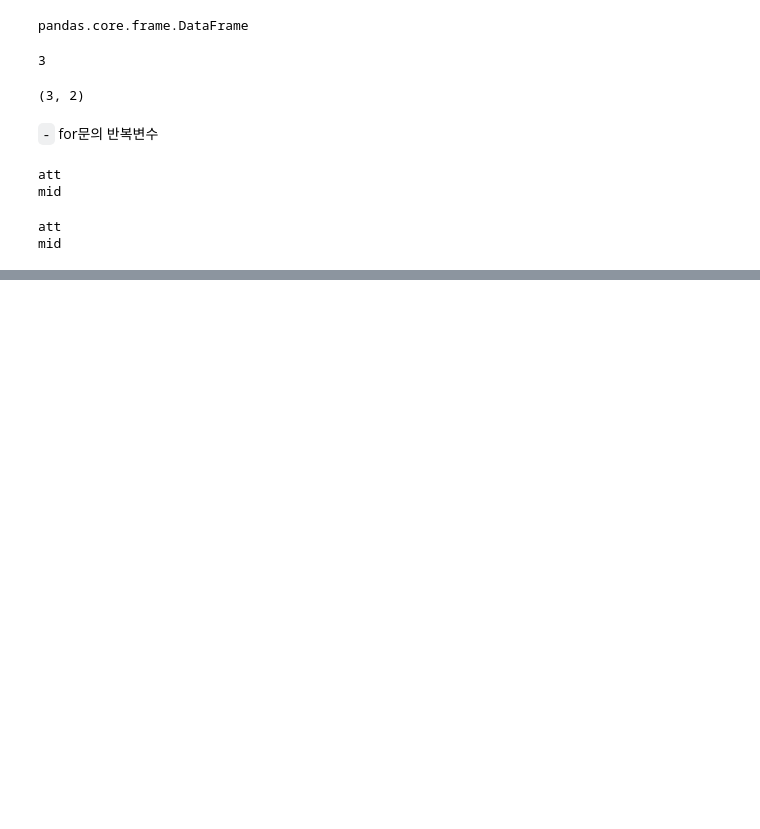
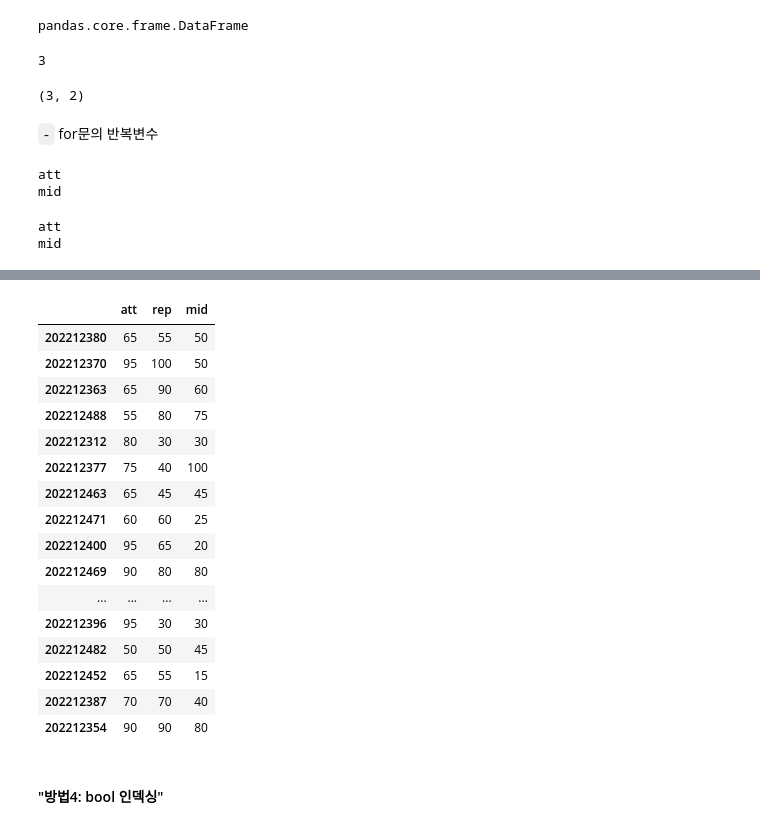
Before and after one commit to stahangryum/class, a Jupyter notebook: 2022IP/0506.ipynb, the cells around one changed output, grey strips where cells are left out. Drawn from its saved outputs; the diff is of its cells as text; code cells hidden in the pictures; blank space fills up the shorter version.

```diff
--- a/2022IP/0506.ipynb
+++ b/2022IP/0506.ipynb
@@ -553,0 +984,22 @@ mid
+# %%
+df.loc[:,:'mid']
+# %% [output]
+|  | att | rep | mid |
+| 202212380 | 65 | 55 | 50 |
+| 202212370 | 95 | 100 | 50 |
+| 202212363 | 65 | 90 | 60 |
+| 202212488 | 55 | 80 | 75 |
+| 202212312 | 80 | 30 | 30 |
+| 202212377 | 75 | 40 | 100 |
+| 202212463 | 65 | 45 | 45 |
+| 202212471 | 60 | 60 | 25 |
+| 202212400 | 95 | 65 | 20 |
+| 202212469 | 90 | 80 | 80 |
+| ... | ... | ... | ... |
+| 202212396 | 95 | 30 | 30 |
+| 202212482 | 50 | 50 | 45 |
+| 202212452 | 65 | 55 | 15 |
+| 202212387 | 70 | 70 | 40 |
+| 202212354 | 90 | 90 | 80 |
+# %% [markdown]
+#### "방법4: bool 인덱싱"
```
Also changed, not shown: parts of 64 cells of this notebook, 11 other files.
